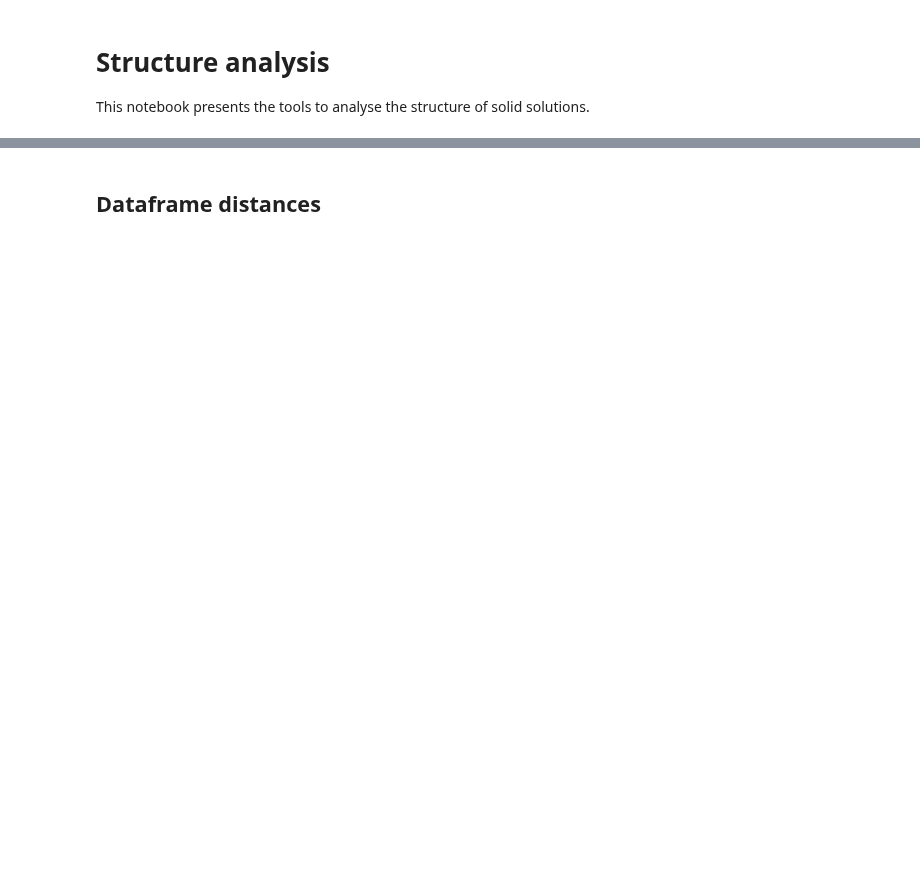
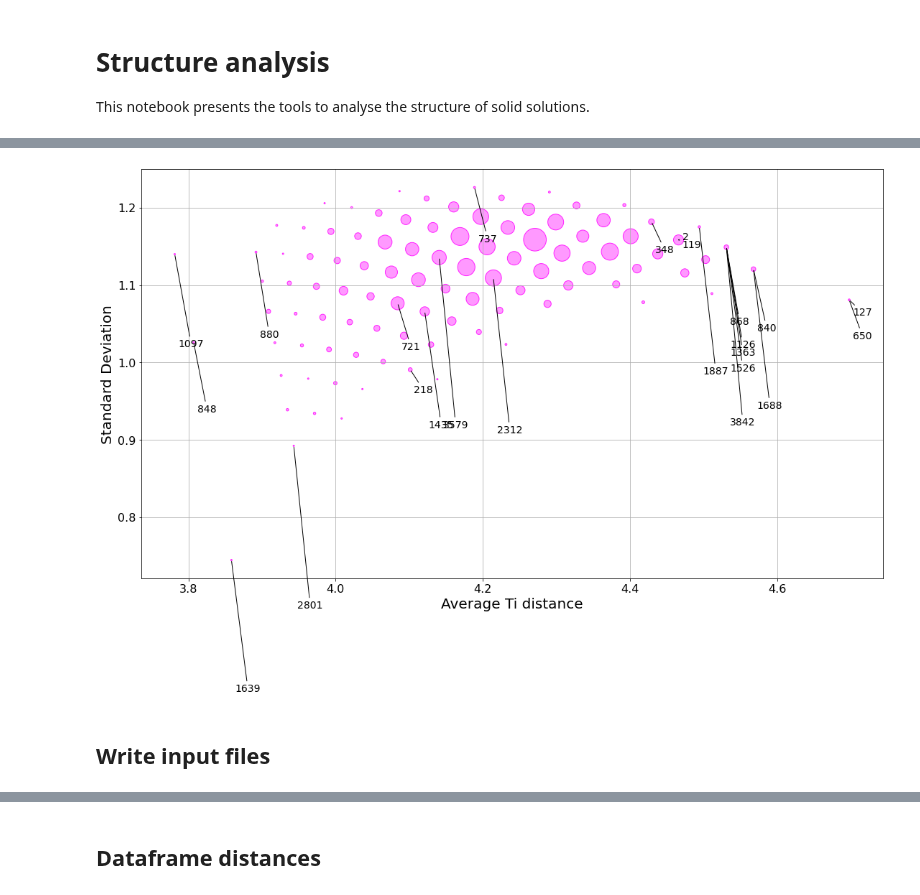
Before and after one commit to cmsg-icl/solid-solutions, a Jupyter notebook: Li2TiS.ipynb, the cells around one changed output, grey strips where cells are left out. Drawn from its saved outputs; the diff is of its cells as text; code cells hidden in the pictures; blank space fills up the shorter version.

```diff
--- a/Li2TiS.ipynb
+++ b/Li2TiS.ipynb
@@ -187,0 +134,38 @@ selected_structures
+# %%
+import matplotlib.pyplot as plt
+
+
+font = {'size'   : 14,
+       'weight': 'normal'}
+
+plt.rc('font', **font)
+
+color = ['b','g','r','c','m','y','k','tab:orange']
+fig, ax = plt.subplots()
+ax.scatter(dist_std_unique[:,0], dist_std_unique[:,1],s=dist_std_occ/max(dist_std_occ)*1000,
+           edgecolors='#ff22ff', color='#ff99ff')
+
+label = selected_structures
+
+ax.set_xlabel('Average Ti distance', fontsize=20)
+ax.set_ylabel('Standard Deviation', fontsize=20)
+plt.xticks(fontsize=16)
+plt.yticks(fontsize=16)
+ax.grid()
+
+for i, txt in enumerate(label):
+    x = average_std_ti_combined[int(txt)-1][0]
+    y = average_std_ti_combined[int(txt)-1][1]
+
+    mult = count_selected[np.where(unique_selected == round(x,6))[0][0]]
+
+    xytext = (x+0.005,y+-0.01*i)
+    ax.annotate(txt,xy=(x,y),xytext=xytext,xycoords='data',arrowprops={'arrowstyle':'-'})
+
+fig.set_size_inches(18.5, 10.5)
+#fig.savefig("test.png")
+plt.show()
+# %% [output]
+[figure, added]
+# %% [markdown]
+## Write input files
```
Also changed, not shown: parts of 219 cells of this notebook.
